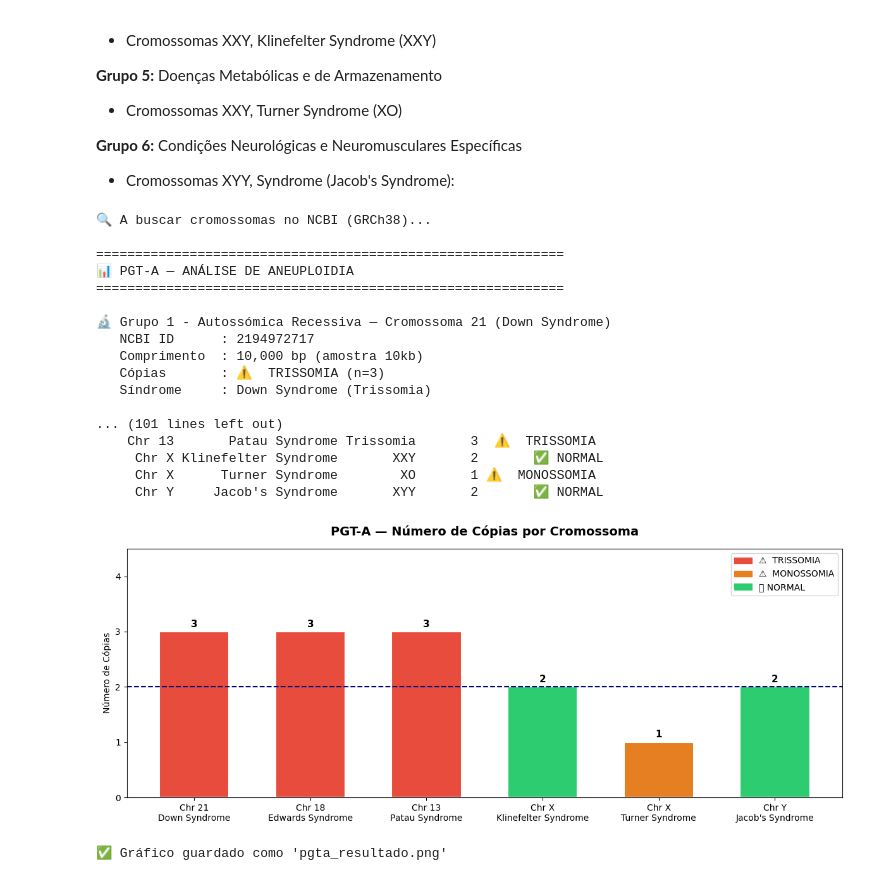
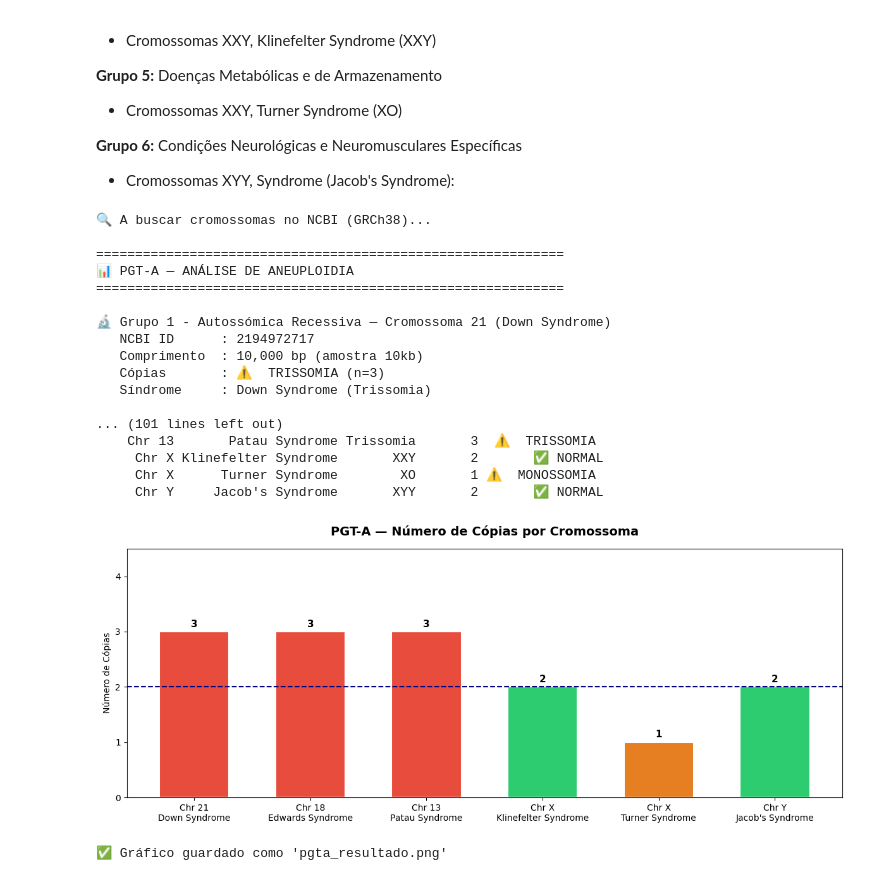
Before and after one commit to SaraBSalazar/courses, a Jupyter notebook: PALOP_2026/Aula_3 Muttações/Aula_3.ipynb, the cells around one changed output. Cells and saved outputs as stored; diff of their text form; code cells hidden in the pictures.

```diff
--- a/PALOP_2026/Aula_3 Muttações/Aula_3.ipynb
+++ b/PALOP_2026/Aula_3 Muttações/Aula_3.ipynb
@@ -384,11 +388,10 @@ Anotação de genoma para testar alterações cromossomais:
 *  Cromossomas XYY, Syndrome (Jacob's Syndrome):
 # %%
 from Bio import Entrez, SeqIO
-from Bio.Blast import NCBIWWW, NCBIXML
 import pandas as pd
 import numpy as np
 import matplotlib.pyplot as plt
-import matplotlib.patches as mpatches
+
 
 # ──────────────────────────────────────────────
 # CONFIGURAÇÃO
@@ -585,34 +588,34 @@ for bar, val in zip(bars, copias):
             str(val), ha="center", va="bottom", fontweight="bold", fontsize=11)
 
 # Legenda
-patches = [mpatches.Patch(color=c, label=l) for l, c in cores.items()]
-ax.legend(handles=patches, loc="upper right")
+#patches = [mpatches.Patch(color=c, label=l) for l, c in cores.items()]
+#ax.legend(handles=patches, loc="upper right")
 
 ax.set_title("PGT-A — Número de Cópias por Cromossoma", fontsize=14, fontweight="bold", pad=15)
 ax.set_ylabel("Número de Cópias")
 ax.set_ylim(0, 4.5)
 ax.set_yticks([0, 1, 2, 3, 4])
 plt.tight_layout()
 plt.savefig("pgta_resultado.png", dpi=150)
 plt.show()
 print("\n✅ Gráfico guardado como 'pgta_resultado.png'")
 # %% [output]
 🔍 A buscar cromossomas no NCBI (GRCh38)...
 
 ============================================================
 📊 PGT-A — ANÁLISE DE ANEUPLOIDIA
 ============================================================
 
 🔬 Grupo 1 - Autossómica Recessiva — Cromossoma 21 (Down Syndrome)
    NCBI ID      : 2194972717
    Comprimento  : 10,000 bp (amostra 10kb)
    Cópias       : ⚠️  TRISSOMIA (n=3)
    Síndrome     : Down Syndrome (Trissomia)
 
 ... (101 lines left out)
     Chr 13       Patau Syndrome Trissomia       3  ⚠️  TRISSOMIA
      Chr X Klinefelter Syndrome       XXY       2       ✅ NORMAL
      Chr X      Turner Syndrome        XO       1 ⚠️  MONOSSOMIA
      Chr Y     Jacob's Syndrome       XYY       2       ✅ NORMAL
-[figure, old version]
+[figure, new version]
 ✅ Gráfico guardado como 'pgta_resultado.png'
```
Also changed, not shown: parts of 1 cell of this notebook, 3 other files.
